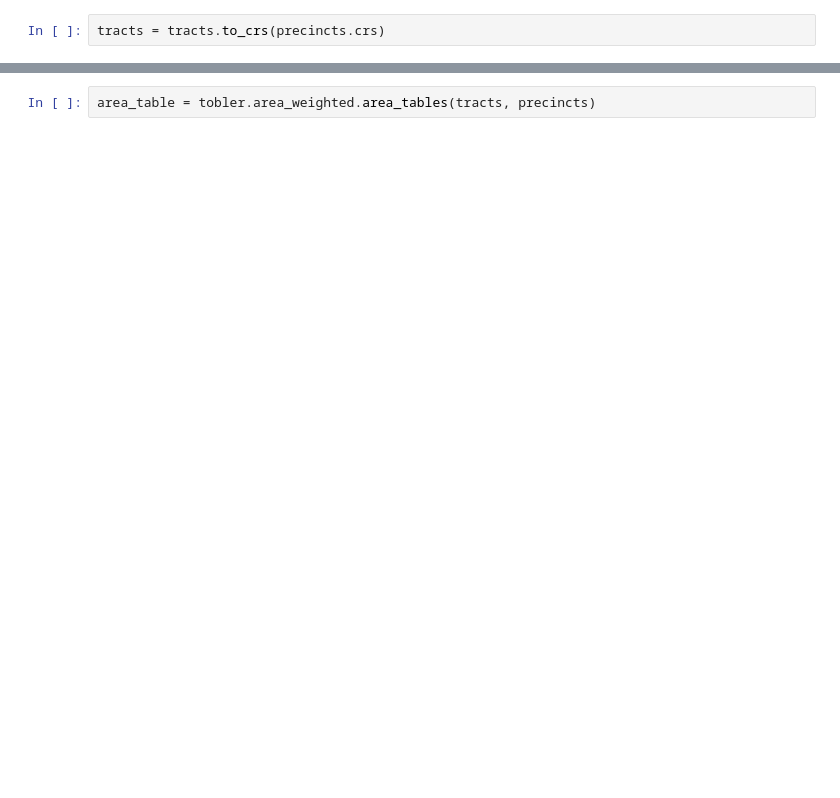
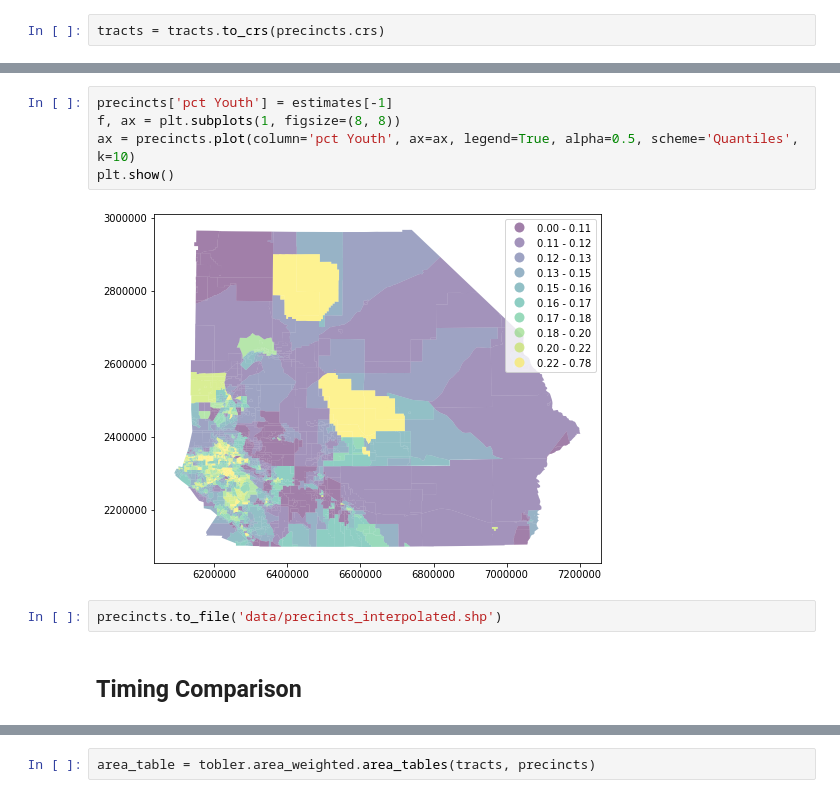
Before and after one commit to pysal/tobler, a Jupyter notebook: notebooks/precincts.ipynb, the cells around one changed output, grey strips where cells are left out. Cells and saved outputs as stored; diff of their text form; blank space fills up the shorter version.

```diff
--- a/notebooks/precincts.ipynb
+++ b/notebooks/precincts.ipynb
@@ -143 +82,12 @@ tracts = tracts.to_crs(precincts.crs)
+# %%
+precincts['pct Youth'] = estimates[-1]
+f, ax = plt.subplots(1, figsize=(8, 8))
+ax = precincts.plot(column='pct Youth', ax=ax, legend=True, alpha=0.5, scheme='Quantiles', k=10)
+plt.show()
+# %% [output]
+[figure, added]
+# %%
+precincts.to_file('data/precincts_interpolated.shp')
+# %% [markdown]
+## Timing Comparison
 # %%
```
Also changed, not shown: parts of 58 cells of this notebook, 5 other files.
